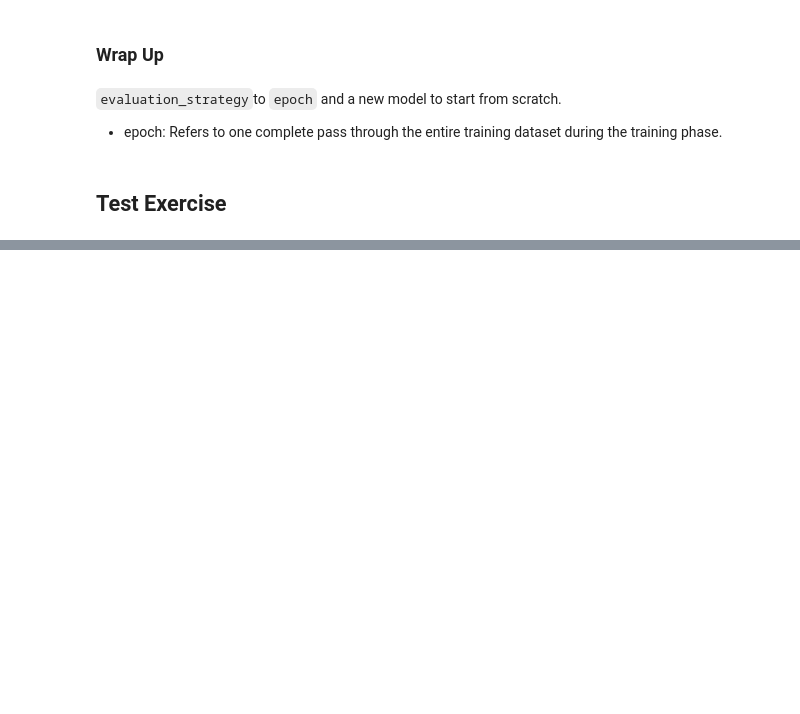
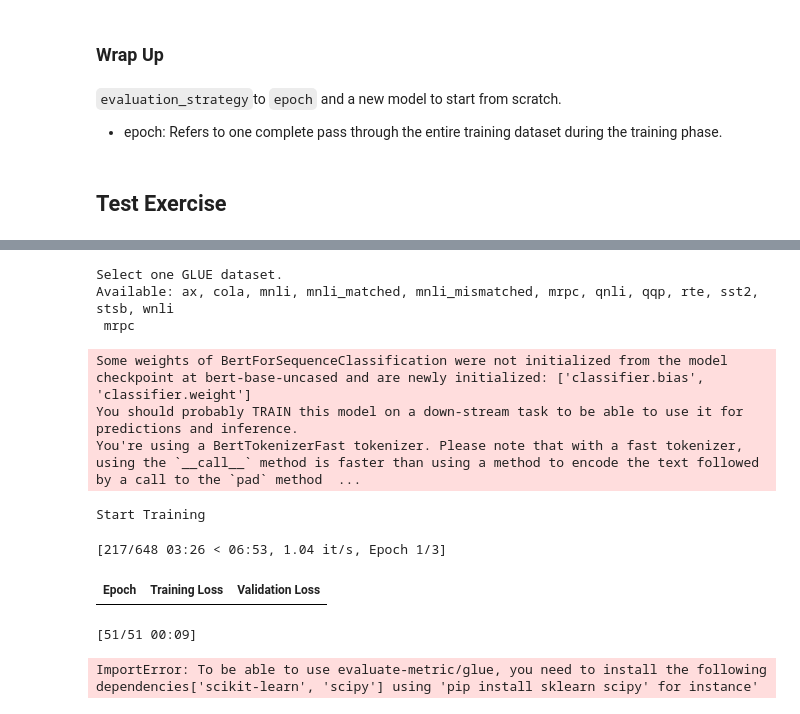
Before and after one commit to mtiessler/NLP-Introduction, a Jupyter notebook: 3.Fine-Tunning A Pretrianed Model/3.Fine tunning with Trainer API or Keras/Fine_Tunning_With_TrainerApi.ipynb, the cells around one changed output, grey strips where cells are left out. Cells and saved outputs as stored; diff of their text form; code cells hidden in the pictures; blank space fills up the shorter version.

Commit message:
ch 3 part 3 exam exercise + scikit-learn

```diff
--- a/3.Fine-Tunning A Pretrianed Model/3.Fine tunning with Trainer API or Keras/Fine_Tunning_With_TrainerApi.ipynb
+++ b/3.Fine-Tunning A Pretrianed Model/3.Fine tunning with Trainer API or Keras/Fine_Tunning_With_TrainerApi.ipynb
@@ -191,0 +208,80 @@ Fine-tune a model on any GLUE dataset. Use everything you learned until now
+# %%
+def filter_columns(dataset, columns_to_keep):
+    columns_to_delete = [column for column in dataset.column_names if column not in columns_to_keep]
+    return dataset.remove_columns(columns_to_delete)
+# %%
+def tokenize_row_dataset(row, column_names):
+    return tokenizer(row[column_names[0]], row[column_names[1]], truncation = True)
+# %%
+# Metrics
+import numpy as np
+import evaluate
+
+def compute_metrics(eval_predictions):
+    metrics = evaluate.load('glue', glue_dataset)
+    logits, labels = eval_predictions
+    predictions = np.argmax(logits, axis = -1)
+    return metric.compute(predictions = predictions, references = labels)
+# %%
+from datasets import load_dataset
+from transformers import AutoTokenizer, AutoModelForSequenceClassification, TrainingArguments, Trainer, DataCollatorWithPadding
+
+# Load dataset
+glue_datasets = ['ax', 'cola', 'mnli', 'mnli_matched', 'mnli_mismatched', 'mrpc', 'qnli', 'qqp', 'rte', 'sst2', 'stsb', 'wnli']
+glue_dataset = input('Select one GLUE dataset.\nAvailable: ax, cola, mnli, mnli_matched, mnli_mismatched, mrpc, qnli, qqp, rte, sst2, stsb, wnli\n')
+raw_dataset = load_dataset('glue', glue_dataset)
+
+# Load Tokenizer
+checkpoint = 'bert-base-uncased'
+tokenizer = AutoTokenizer.from_pretrained(checkpoint)
+
+# Tokenize dataset
+raw_dataset_column_names = raw_dataset.column_names
+train_dataset_column_names = list(raw_dataset_column_names['train'])
+tokenized_dataset = raw_dataset.map(
+    lambda row: tokenize_row_dataset(row, train_dataset_column_names),
+    batched = True)
+
+# Get Test Dataset
+tokenized_test_dataset = tokenized_dataset['test']
+tokenized_validation_dataset = tokenized_dataset['validation']
+
+# Remove unnecessary columns from tokenized test dataset
+keys_to_keep = ['input_ids','token_type_ids','attention_mask', 'label']
+filtered_tokenized_test_dataset = filter_columns(tokenized_test_dataset, keys_to_keep)
+filtered_tokenized_validation_dataset = filter_columns(tokenized_validation_dataset, keys_to_keep)
+
+# data_collator
+data_collator = DataCollatorWithPadding(tokenizer = tokenizer)
+
+# Model
+model = AutoModelForSequenceClassification.from_pretrained(checkpoint, num_labels = 2)
+
+# Training Arguements
+training_args = TrainingArguments("test-trainer", evaluation_strategy="epoch")
+
+# Trainer
+trainer = Trainer(
+    model,
+    training_args,
+    train_dataset = filtered_tokenized_test_dataset,
+    eval_dataset = filtered_tokenized_validation_dataset,
+    data_collator = data_collator,
+    tokenizer = tokenizer,
+    compute_metrics = compute_metrics
+)
+
+print("Start Training \n")
+trainer.train()
+# %% [output]
+Select one GLUE dataset.
+Available: ax, cola, mnli, mnli_matched, mnli_mismatched, mrpc, qnli, qqp, rte, sst2, stsb, wnli
+ mrpc
+Some weights of BertForSequenceClassification were not initialized from the model checkpoint at bert-base-uncased and are newly initialized: ['classifier.bias', 'classifier.weight']
+You should probably TRAIN this model on a down-stream task to be able to use it for predictions and inference.
+You're using a BertTokenizerFast tokenizer. Please note that with a fast tokenizer, using the `__call__` method is faster than using a method to encode the text followed by a call to the `pad` method  ...
+Start Training
+[217/648 03:26 < 06:53, 1.04 it/s, Epoch 1/3]
+| Epoch | Training Loss | Validation Loss |
+[51/51 00:09]
+ImportError: To be able to use evaluate-metric/glue, you need to install the following dependencies['scikit-learn', 'scipy'] using 'pip install sklearn scipy' for instance'
```
Also changed, not shown: parts of 2 cells of this notebook, 1 other file.
